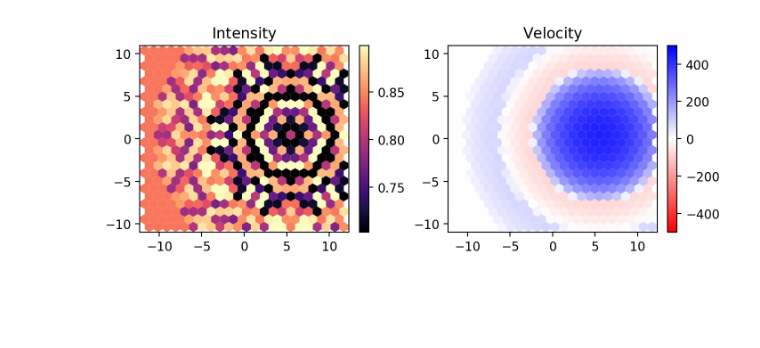
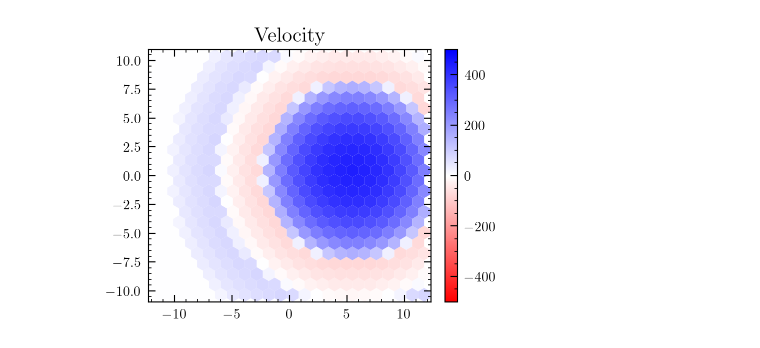
Before and after one commit to galimidi/gaussfit, a Jupyter notebook: linemodel.ipynb, the cells around one changed output. Drawn from its saved outputs; the diff is of its cells as text; code cells hidden in the pictures; blank space fills up the shorter version.

```diff
--- a/linemodel.ipynb
+++ b/linemodel.ipynb
@@ -10,6 +10,7 @@ import pyneb as pn
 import matplotlib
 from matplotlib.colors import Normalize
 import math
+plt.style.use('mplstyle.txt')
 # %%
 c = const.c.cgs.value
 k_B = const.k_B.cgs.value
@@ -170,21 +192,29 @@ shells = []
 
 for i in range(len(near)):
     R  = Rlist[i]
-    vel = near[i][idx]
+    k  = klist[i]
     x, y = x_sph[idx], y_sph[idx]
+
+    # REPLACE WITH ACTUAL SIGMA ARRAY PER SPAXEL
+    sigmas = 1.0
+
     s, _ = getspectrum(
         wave, T, ne, lines[0:2],  # only O3 lines for shells
-        vel=vel,
+        vel=None,
         x=x,
         y=y,
         R=R,
-        dR = 3
+        dR = 3,
+        sigmas=sigmas,
+        k=k
     )
 
     shells.append(s)
 
 spec_tot = np.sum(shells, axis=0)
 
+# REPLACE WITH ACTUAL STATIC LINE SIGMAS
+sigmas_static = 1.0
 static, _ = getspectrum(
         wave, T, ne, lines,
         vel = velstat,
@@ -192,7 +222,8 @@ static, _ = getspectrum(
         y = y_sph[idx],
         R = Rlist[0],
         dR = 3,
-        static=True
+        static=True,
+        sigmas=sigmas_static
     )
 # %%
 data = flux[idx] - np.median(flux[idx])
@@ -232,20 +263,30 @@ for i in range(len(flux)):
     shells = []
     for j in range(len(near)):
         R  = Rlist[j]
-        vel = near[j][i]
+        k  = klist[j]
         x, y = x_sph[i], y_sph[i]
+
+        # REPLACE WITH ACTUAL SIGMA ARRAY PER SPAXEL
+        sigmas = 1.0
+
         s, _ = getspectrum(
             wave, T, ne, lines[0:2],  # only O3 lines for shells
-            vel=vel,
+            vel=None,
             x=x,
             y=y,
             R=R,
-            dR = None
+            dR = None,
+            sigmas=sigmas,
+            k=k
         )
 
         shells.append(s)
 
     spec_tot = np.sum(shells, axis=0)
+
+    # REPLACE WITH ACTUAL STATIC LINE SIGMAS
+    sigmas_static = 1.0
+
     static, _ = getspectrum(
            wave, T, ne, lines,
            vel = velstat,
@@ -253,7 +294,8 @@ for i in range(len(flux)):
            y = y_sph[i],
            R = Rlist[0],
            dR = None,
-           static=True
+           static=True,
+           sigmas=sigmas_static
        )
 
     mockflux.append((spec_tot + static))
@@ -284,9 +326,8 @@ def maps(cvals, ax, fig, vlim=None, c=0):
 # %%
 nearsum = np.sum(near, axis=0)
 
-fig,ax = plt.subplots(1,2, layout='compressed'); fig.set_figwidth(7)
-maps(mocktotal, ax=ax[0], fig=fig)
-maps(nearsum, ax=ax[1], fig=fig, c=1, vlim=(-500,500))
-ax[0].set_title(r'$\rm Intensity$'); ax[1].set_title(r'$\rm Velocity$');
+fig,ax = plt.subplots(1,1, layout='compressed'); fig.set_figwidth(4)
+maps(nearsum, ax=ax, fig=fig, c=1, vlim=(-500,500))
+ax.set_title(r'$\rm Velocity$');
 # %% [output]
-[figure, old version]
+[figure, new version]
```
Also changed, not shown: parts of 6 cells of this notebook.
